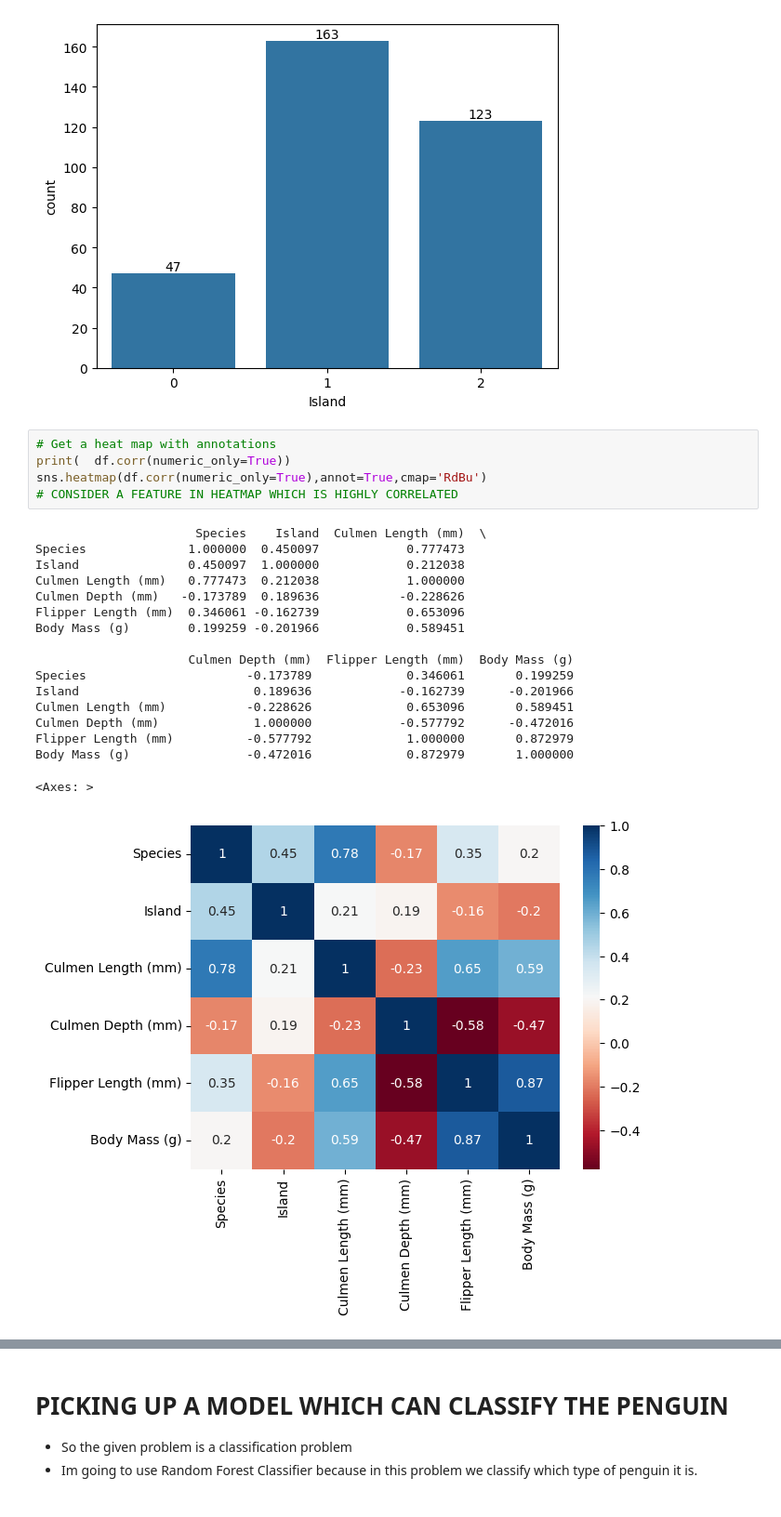
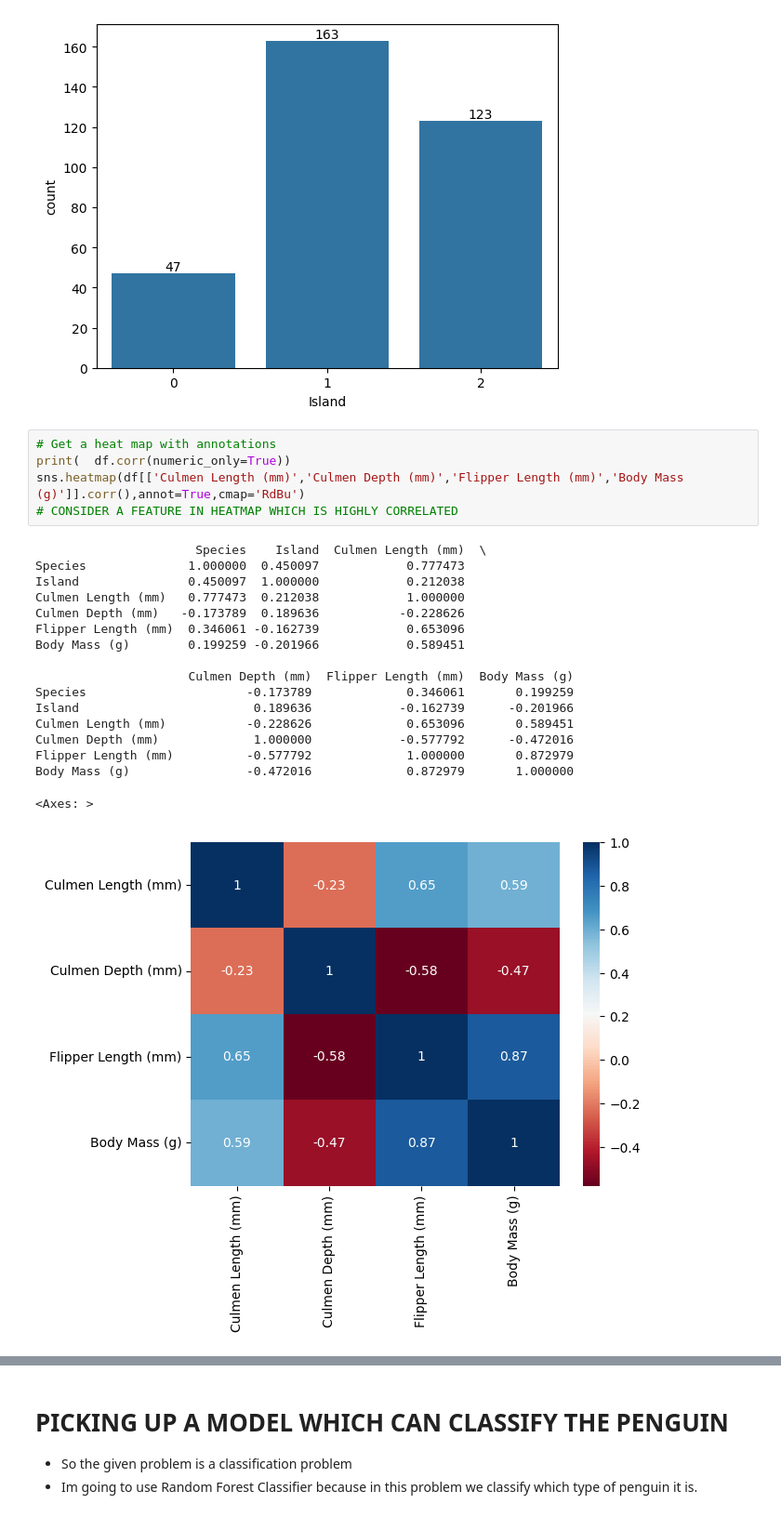
Before and after one commit to Vishwa2684/penguin-classification-using-sklearn, a Jupyter notebook: model.ipynb, the cells around one changed output, grey strips where cells are left out. Shown: that part at 93% size. Cells and saved outputs as stored; diff of their text form.

```diff
--- a/model.ipynb
+++ b/model.ipynb
@@ -167,26 +167,26 @@ ax.bar_label(ax.containers[0])
 # %%
 # Get a heat map with annotations
 print(  df.corr(numeric_only=True))
-sns.heatmap(df.corr(numeric_only=True),annot=True,cmap='RdBu')
+sns.heatmap(df[['Culmen Length (mm)','Culmen Depth (mm)','Flipper Length (mm)','Body Mass (g)']].corr(),annot=True,cmap='RdBu')
 # CONSIDER A FEATURE IN HEATMAP WHICH IS HIGHLY CORRELATED
 # %% [output]
                       Species    Island  Culmen Length (mm)  \
 Species              1.000000  0.450097            0.777473
 Island               0.450097  1.000000            0.212038
 Culmen Length (mm)   0.777473  0.212038            1.000000
 Culmen Depth (mm)   -0.173789  0.189636           -0.228626
 Flipper Length (mm)  0.346061 -0.162739            0.653096
 Body Mass (g)        0.199259 -0.201966            0.589451
 
                      Culmen Depth (mm)  Flipper Length (mm)  Body Mass (g)
 Species                      -0.173789             0.346061       0.199259
 Island                        0.189636            -0.162739      -0.201966
 Culmen Length (mm)           -0.228626             0.653096       0.589451
 Culmen Depth (mm)             1.000000            -0.577792      -0.472016
 Flipper Length (mm)          -0.577792             1.000000       0.872979
 Body Mass (g)                -0.472016             0.872979       1.000000
 <Axes: >
-[figure, old version]
+[figure, new version]
 # %% [markdown]
 <h1>We're done with the analysis of data</h1>
 - Now we split data for training and testing for it we use sklearn
```
Also changed, not shown: parts of 1 cell of this notebook.
